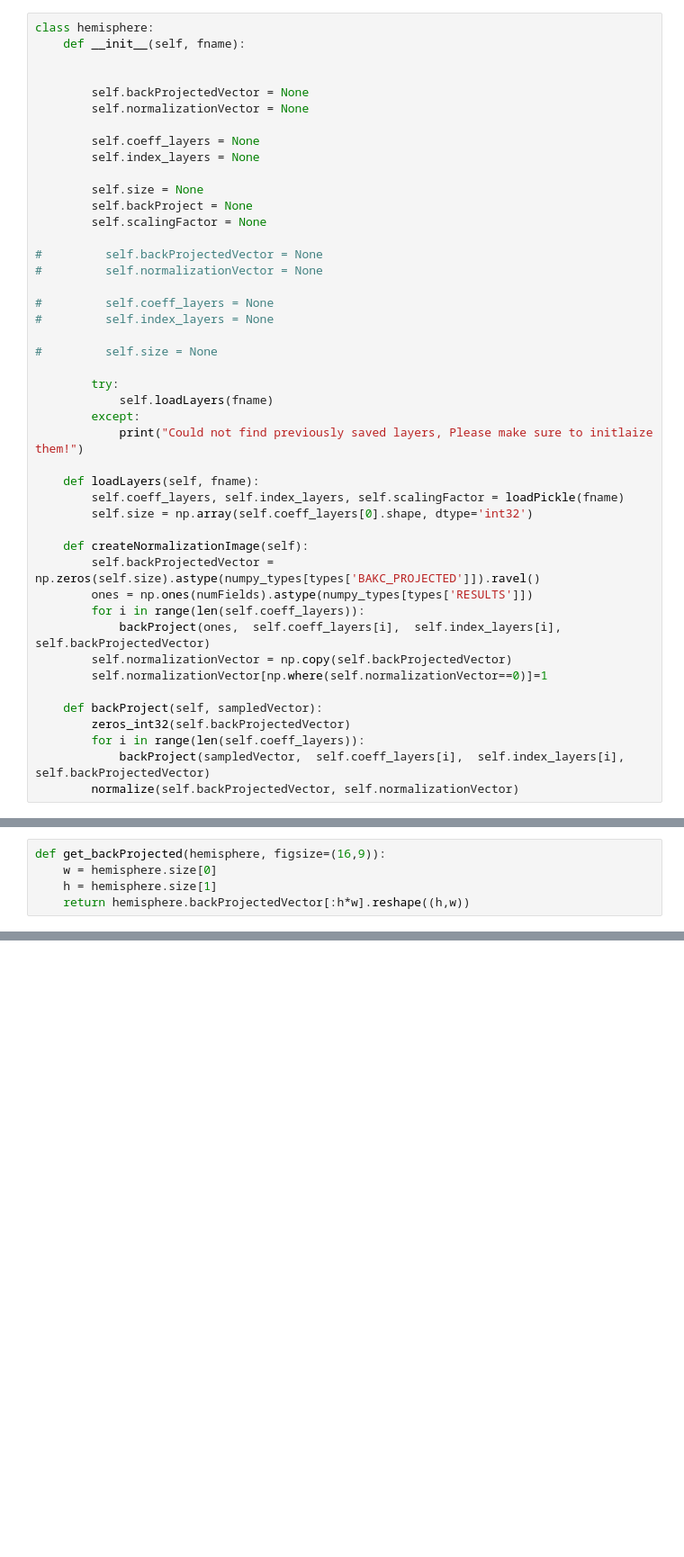
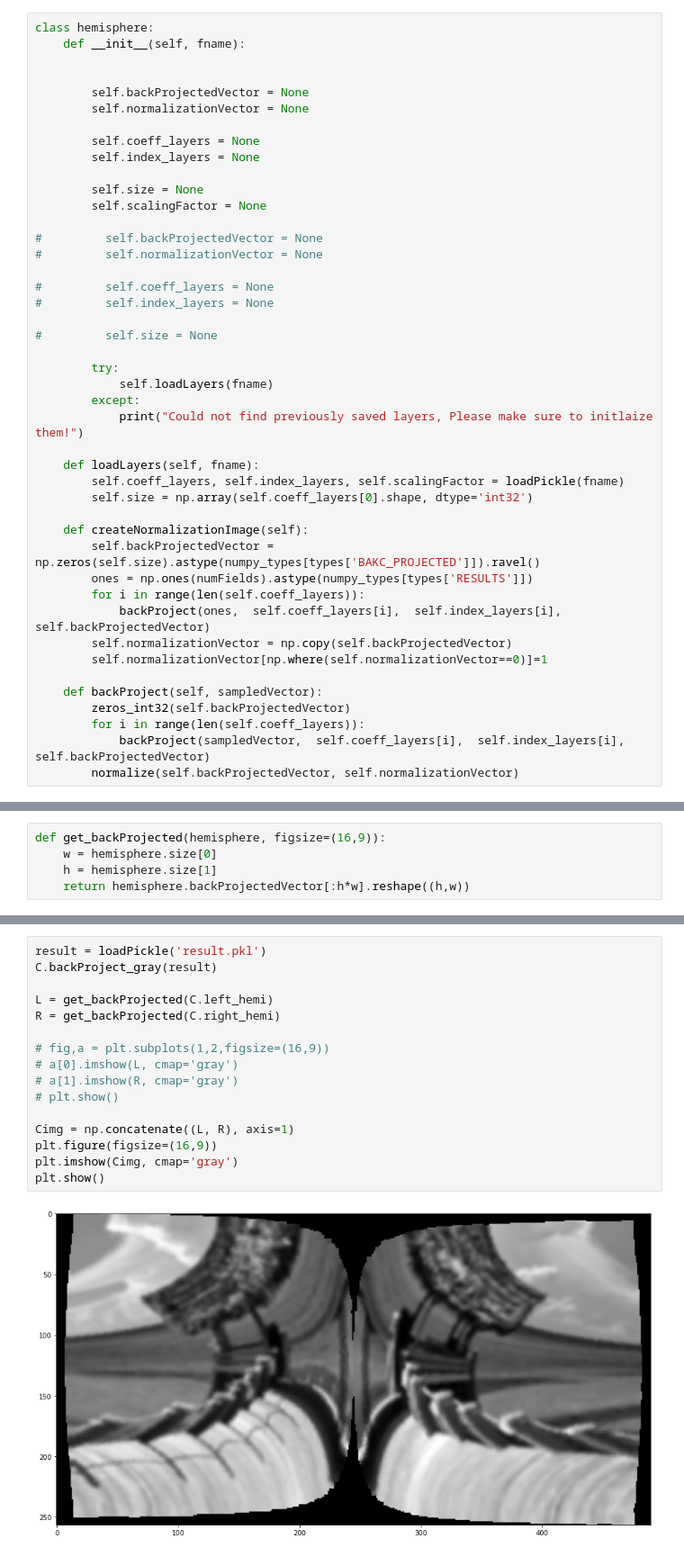
Before and after one commit to 2332575Y/Retina, a Jupyter notebook: Cortex 3.0.ipynb, the cells around one changed output, grey strips where cells are left out. Shown at 90% size. Drawn from its saved outputs; the diff is of its cells as text; blank space fills up the shorter version.

```diff
--- a/Cortex 3.0.ipynb
+++ b/Cortex 3.0.ipynb
@@ -34,7 +34,6 @@ class hemisphere:
         self.index_layers = None
 
         self.size = None
-        self.backProject = None
         self.scalingFactor = None
 
 #         self.backProjectedVector = None
@@ -102,3 +101,21 @@ a[1].imshow(normR, cmap='gray')
 plt.show()
 # %% [output]
 [figure]
+# %%
+result = loadPickle('result.pkl')
+C.backProject_gray(result)
+
+L = get_backProjected(C.left_hemi)
+R = get_backProjected(C.right_hemi)
+
+# fig,a = plt.subplots(1,2,figsize=(16,9))
+# a[0].imshow(L, cmap='gray')
+# a[1].imshow(R, cmap='gray')
+# plt.show()
+
+Cimg = np.concatenate((L, R), axis=1)
+plt.figure(figsize=(16,9))
+plt.imshow(Cimg, cmap='gray')
+plt.show()
+# %% [output]
+[figure, added]
```
Also changed, not shown: 1 other file.
